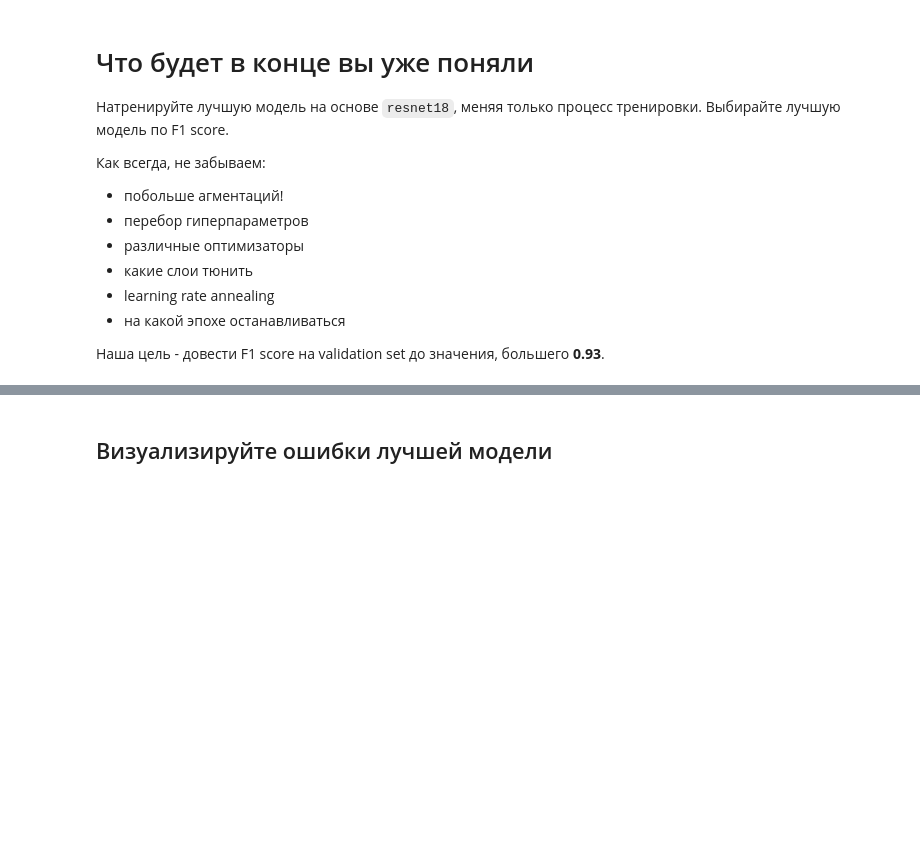
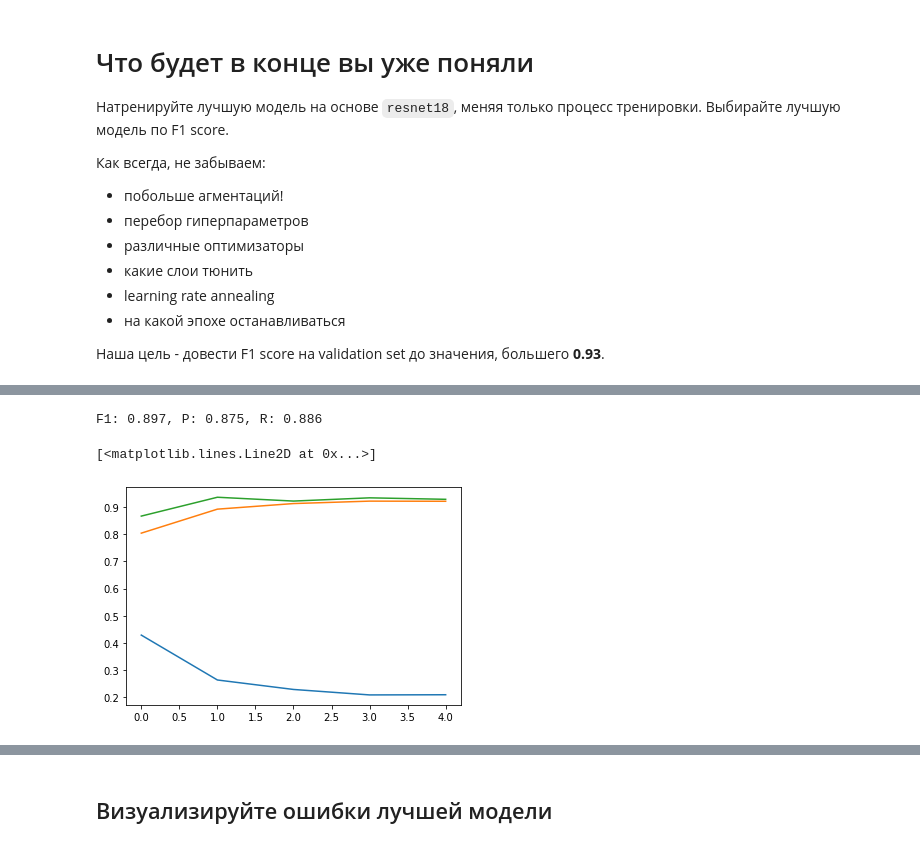
Before and after one commit to Curiosady/Courses-assignments, a Jupyter notebook: dlcourse_ai/assignments/assignment4/HotdogOrNot.ipynb, the cells around one changed output, grey strips where cells are left out. Cells and saved outputs as stored; diff of their text form; code cells hidden in the pictures; blank space fills up the shorter version.

Commit message:
best_model

```diff
--- a/dlcourse_ai/assignments/assignment4/HotdogOrNot.ipynb
+++ b/dlcourse_ai/assignments/assignment4/HotdogOrNot.ipynb
@@ -185,6 +188,7 @@ test_loader = torch.utils.data.DataLoader(test_dataset, batch_size=batch_size)
 Наши обычные функции для тренировки
 # %%
 def train_model(model, train_loader, val_loader, loss, optimizer, num_epochs):
+    scheduler = optim.lr_scheduler.CosineAnnealingLR(optimizer, num_epochs)
     loss_history = []
     train_history = []
     val_history = []
@@ -217,7 +221,7 @@ def train_model(model, train_loader, val_loader, loss, optimizer, num_epochs):
         loss_history.append(float(ave_loss))
         train_history.append(train_accuracy)
         val_history.append(val_accuracy)
-
+        scheduler.step()
         print("Average loss: %f, Train accuracy: %f, Val accuracy: %f" % (ave_loss, train_accuracy, val_accuracy))
 
     return loss_history, train_history, val_history
@@ -508,0 +510,10 @@ best_model = None
+# %%
+# TODO: Train your best model!
+best_model = models.resnet18(pretrained=True)
+num_features = best_model.fc.in_features
+best_model.fc = nn.Linear(num_features, 2)
+best_model.to(device)
+loss = nn.CrossEntropyLoss()
+optimizer = optim.Adam(best_model.fc.parameters(), lr=1e-3)
+
+loss_history, train_history, val_history = train_model(best_model, train_loader, val_loader, loss, optimizer, 5)
@@ -509,7 +526,13 @@ best_model = None
 # %%
 # Let's check how it performs on validation set!
 predictions, ground_truth = evaluate_model(best_model, dataset, val_indices)
 precision, recall, f1 = binary_classification_metrics(predictions, ground_truth)
 print("F1: %4.3f, P: %4.3f, R: %4.3f" % (precision, recall, f1))
 
-# TODO: Visualize training curve for the best model
+plt.plot(loss_history)
+plt.plot(train_history)
+plt.plot(val_history)
+# %% [output]
+F1: 0.897, P: 0.875, R: 0.886
+[<matplotlib.lines.Line2D at 0x...>]
+[figure, added]
```
Also changed, not shown: parts of 13 cells of this notebook.
